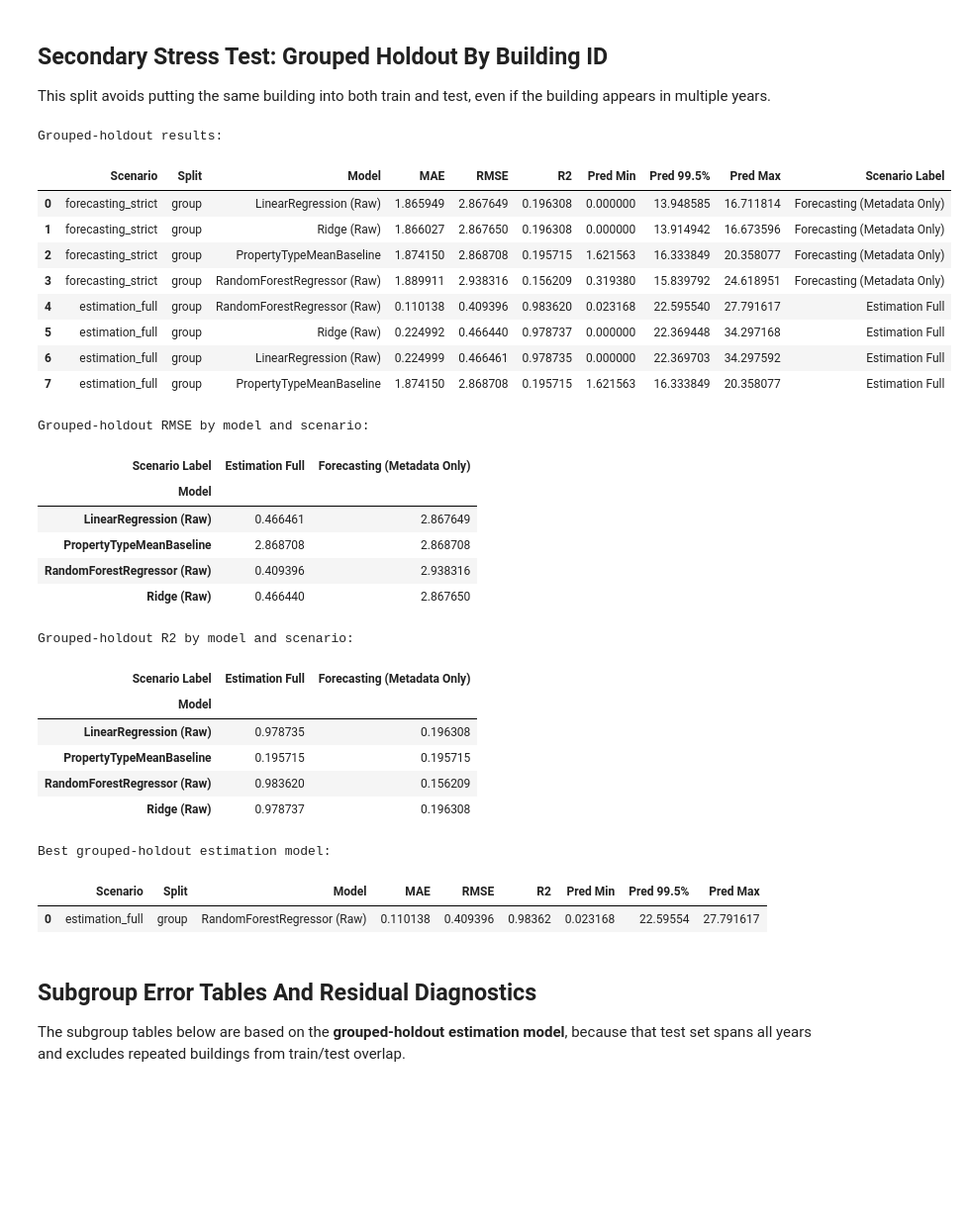
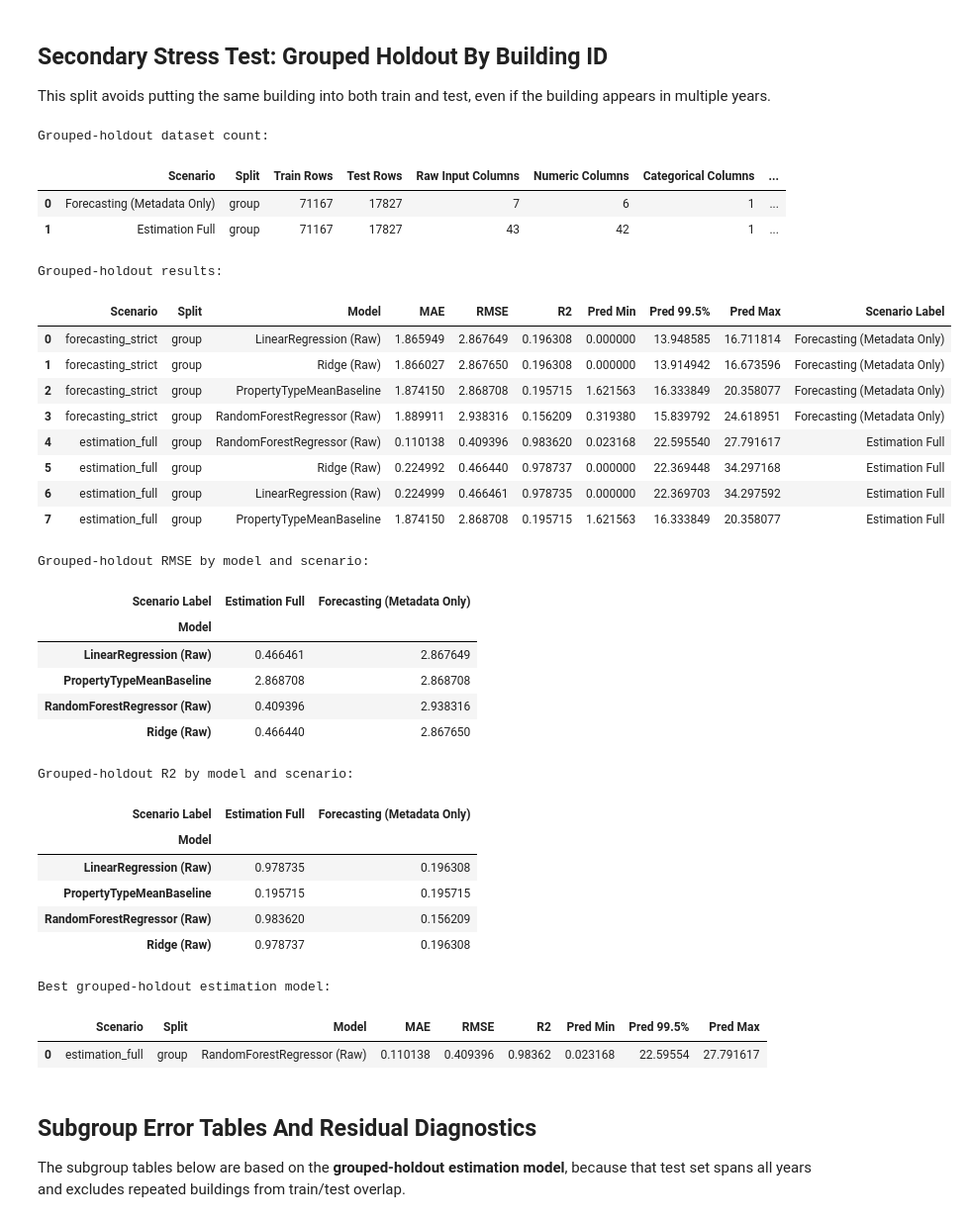
Before and after one commit to Ashley96yy/DATA245_GroupProject, a Jupyter notebook: Jim_He_EDA_Model.ipynb, the cells around one changed output. Shown at 99% size. Cells and saved outputs as stored; diff of their text form; code cells hidden in the pictures; blank space fills up the shorter version.

Commit message:
Refactor Jim He EDA Model and Streamlit Demo:

```diff
--- a/Jim_He_EDA_Model.ipynb
+++ b/Jim_He_EDA_Model.ipynb
@@ -1378,6 +1377,7 @@ Recommended notebook flow:
 # %% [markdown]
 ## Load, Clean, And Inspect The Modeling Dataset
 # %%
+DATA_PATH = Path("NYC_Building_Energy_and_Water_Data_Disclosure_shared_cleaned.csv")
 df = load_shared_dataset(DATA_PATH)
 df = clean_anomalies(df)
 df, numeric_features, categorical_features = engineer_features(df)
@@ -1775,60 +1861,71 @@ for scenario_name in group_scenarios:
     group_evaluations[scenario_name] = run_split_evaluation(
         model_df,
         scenario_name,
         feature_scenarios[scenario_name],
         split_kind="group",
         group_col="Stable Building ID",
         test_size=GROUP_TEST_SIZE,
     )
 
 group_results_df = pd.concat(
     [evaluation["results_df"] for evaluation in group_evaluations.values()],
     ignore_index=True,
 )
 group_results_df["Scenario Label"] = group_results_df["Scenario"].map(SCENARIO_LABELS)
 
+display_dataset_count_summary(
+    group_evaluations,
+    group_scenarios,
+    "Grouped-holdout dataset count:",
+    preferred_model_name="RandomForestRegressor (Raw)",
+)
+
 print("Grouped-holdout results:")
 display(group_results_df)
 print()
 print("Grouped-holdout RMSE by model and scenario:")
 display(group_results_df.pivot_table(index="Model", columns="Scenario Label", values="RMSE"))
 print()
 print("Grouped-holdout R2 by model and scenario:")
 display(group_results_df.pivot_table(index="Model", columns="Scenario Label", values="R2"))
 
 best_group_estimation_model_name, best_group_estimation_row, best_group_estimation_artifact = select_best_learned_model(
     group_evaluations["estimation_full"]
 )
 print("Best grouped-holdout estimation model:")
 display(best_group_estimation_row.to_frame().T)
 # %% [output]
-Grouped-holdout results:
+Grouped-holdout dataset count:
-|  | Scenario | Split | Model | MAE | RMSE | R2 | Pred Min | Pred 99.5% | Pred Max | Scenario Label |
-| 0 | forecasting_strict | group | LinearRegression (Raw) | 1.865949 | 2.867649 | 0.196308 | 0.000000 | 13.948585 | 16.711814 | Forecasting (Metadata Only) |
-| 1 | forecasting_strict | group | Ridge (Raw) | 1.866027 | 2.867650 | 0.196308 | 0.000000 | 13.914942 | 16.673596 | Forecasting (Metadata Only) |
-| 2 | forecasting_strict | group | PropertyTypeMeanBaseline | 1.874150 | 2.868708 | 0.195715 | 1.621563 | 16.333849 | 20.358077 | Forecasting (Metadata Only) |
-| 3 | forecasting_strict | group | RandomForestRegressor (Raw) | 1.889911 | 2.938316 | 0.156209 | 0.319380 | 15.839792 | 24.618951 | Forecasting (Metadata Only) |
-| 4 | estimation_full | group | RandomForestRegressor (Raw) | 0.110138 | 0.409396 | 0.983620 | 0.023168 | 22.595540 | 27.791617 | Estimation Full |
-| 5 | estimation_full | group | Ridge (Raw) | 0.224992 | 0.466440 | 0.978737 | 0.000000 | 22.369448 | 34.297168 | Estimation Full |
-| 6 | estimation_full | group | LinearRegression (Raw) | 0.224999 | 0.466461 | 0.978735 | 0.000000 | 22.369703 | 34.297592 | Estimation Full |
-| 7 | estimation_full | group | PropertyTypeMeanBaseline | 1.874150 | 2.868708 | 0.195715 | 1.621563 | 16.333849 | 20.358077 | Estimation Full |
+|  | Scenario | Split | Train Rows | Test Rows | Raw Input Columns | Numeric Columns | Categorical Columns | ... |
+| 0 | Forecasting (Metadata Only) | group | 71167 | 17827 | 7 | 6 | 1 | ... |
+| 1 | Estimation Full | group | 71167 | 17827 | 43 | 42 | 1 | ... |
-Grouped-holdout RMSE by model and scenario:
+Grouped-holdout results:
-| Scenario Label | Estimation Full | Forecasting (Metadata Only) |
-| Model |  |  |
-| LinearRegression (Raw) | 0.466461 | 2.867649 |
-| PropertyTypeMeanBaseline | 2.868708 | 2.868708 |
-| RandomForestRegressor (Raw) | 0.409396 | 2.938316 |
-| Ridge (Raw) | 0.466440 | 2.867650 |
+|  | Scenario | Split | Model | MAE | RMSE | R2 | Pred Min | Pred 99.5% | Pred Max | Scenario Label |
+| 0 | forecasting_strict | group | LinearRegression (Raw) | 1.865949 | 2.867649 | 0.196308 | 0.000000 | 13.948585 | 16.711814 | Forecasting (Metadata Only) |
+| 1 | forecasting_strict | group | Ridge (Raw) | 1.866027 | 2.867650 | 0.196308 | 0.000000 | 13.914942 | 16.673596 | Forecasting (Metadata Only) |
+| 2 | forecasting_strict | group | PropertyTypeMeanBaseline | 1.874150 | 2.868708 | 0.195715 | 1.621563 | 16.333849 | 20.358077 | Forecasting (Metadata Only) |
+| 3 | forecasting_strict | group | RandomForestRegressor (Raw) | 1.889911 | 2.938316 | 0.156209 | 0.319380 | 15.839792 | 24.618951 | Forecasting (Metadata Only) |
+| 4 | estimation_full | group | RandomForestRegressor (Raw) | 0.110138 | 0.409396 | 0.983620 | 0.023168 | 22.595540 | 27.791617 | Estimation Full |
+| 5 | estimation_full | group | Ridge (Raw) | 0.224992 | 0.466440 | 0.978737 | 0.000000 | 22.369448 | 34.297168 | Estimation Full |
+| 6 | estimation_full | group | LinearRegression (Raw) | 0.224999 | 0.466461 | 0.978735 | 0.000000 | 22.369703 | 34.297592 | Estimation Full |
+| 7 | estimation_full | group | PropertyTypeMeanBaseline | 1.874150 | 2.868708 | 0.195715 | 1.621563 | 16.333849 | 20.358077 | Estimation Full |
-Grouped-holdout R2 by model and scenario:
+Grouped-holdout RMSE by model and scenario:
 | Scenario Label | Estimation Full | Forecasting (Metadata Only) |
 | Model |  |  |
-| LinearRegression (Raw) | 0.978735 | 0.196308 |
-| PropertyTypeMeanBaseline | 0.195715 | 0.195715 |
-| RandomForestRegressor (Raw) | 0.983620 | 0.156209 |
-| Ridge (Raw) | 0.978737 | 0.196308 |
+| LinearRegression (Raw) | 0.466461 | 2.867649 |
+| PropertyTypeMeanBaseline | 2.868708 | 2.868708 |
+| RandomForestRegressor (Raw) | 0.409396 | 2.938316 |
+| Ridge (Raw) | 0.466440 | 2.867650 |
-Best grouped-holdout estimation model:
+Grouped-holdout R2 by model and scenario:
-|  | Scenario | Split | Model | MAE | RMSE | R2 | Pred Min | Pred 99.5% | Pred Max |
-| 0 | estimation_full | group | RandomForestRegressor (Raw) | 0.110138 | 0.409396 | 0.98362 | 0.023168 | 22.59554 | 27.791617 |
+| Scenario Label | Estimation Full | Forecasting (Metadata Only) |
+| Model |  |  |
+| LinearRegression (Raw) | 0.978735 | 0.196308 |
+| PropertyTypeMeanBaseline | 0.195715 | 0.195715 |
+| RandomForestRegressor (Raw) | 0.983620 | 0.156209 |
+| Ridge (Raw) | 0.978737 | 0.196308 |
+Best grouped-holdout estimation model:
+|  | Scenario | Split | Model | MAE | RMSE | R2 | Pred Min | Pred 99.5% | Pred Max |
+| 0 | estimation_full | group | RandomForestRegressor (Raw) | 0.110138 | 0.409396 | 0.98362 | 0.023168 | 22.59554 | 27.791617 |
 # %% [markdown]
 ## Subgroup Error Tables And Residual Diagnostics
 
```
Also changed, not shown: parts of 10 cells of this notebook, 2 other files.
